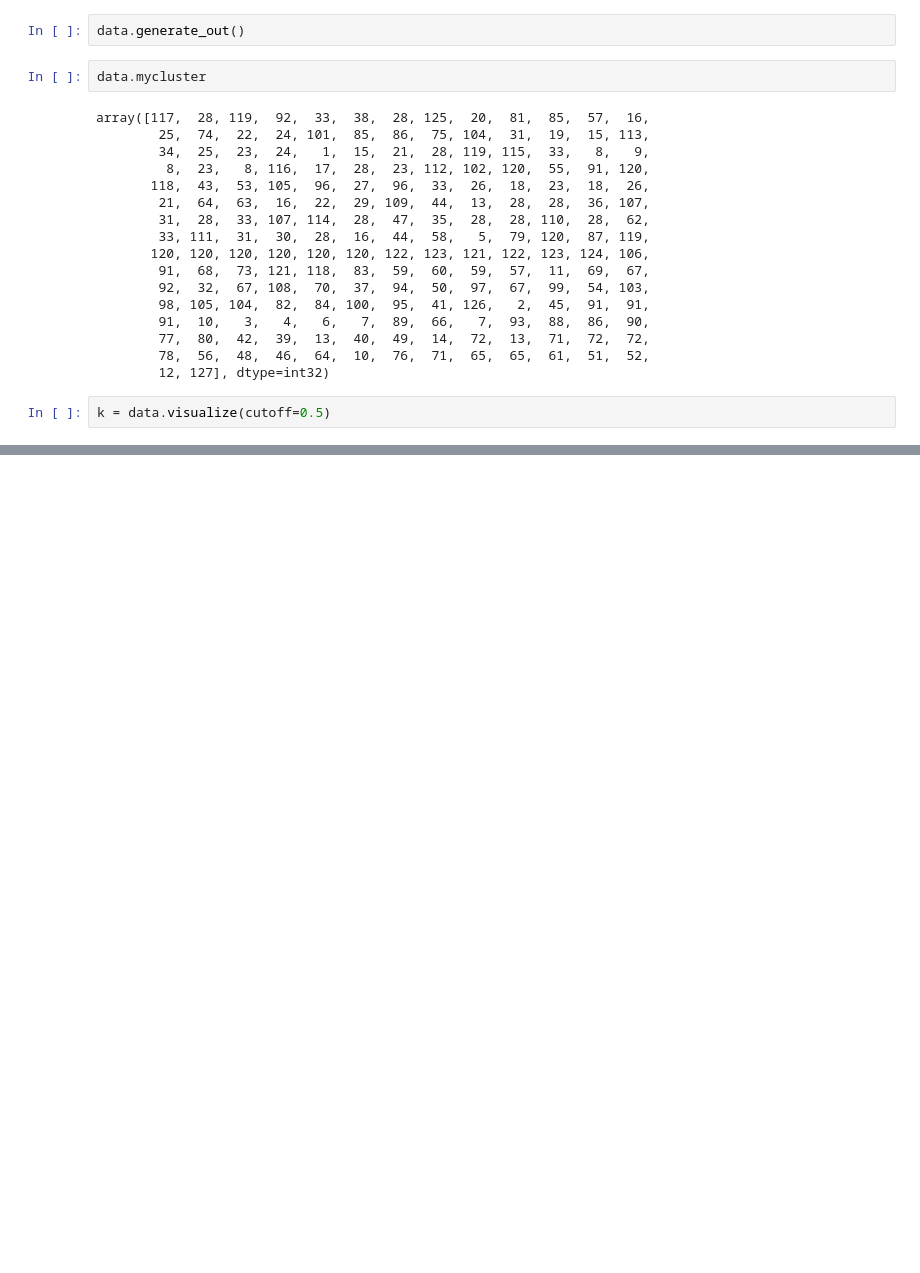
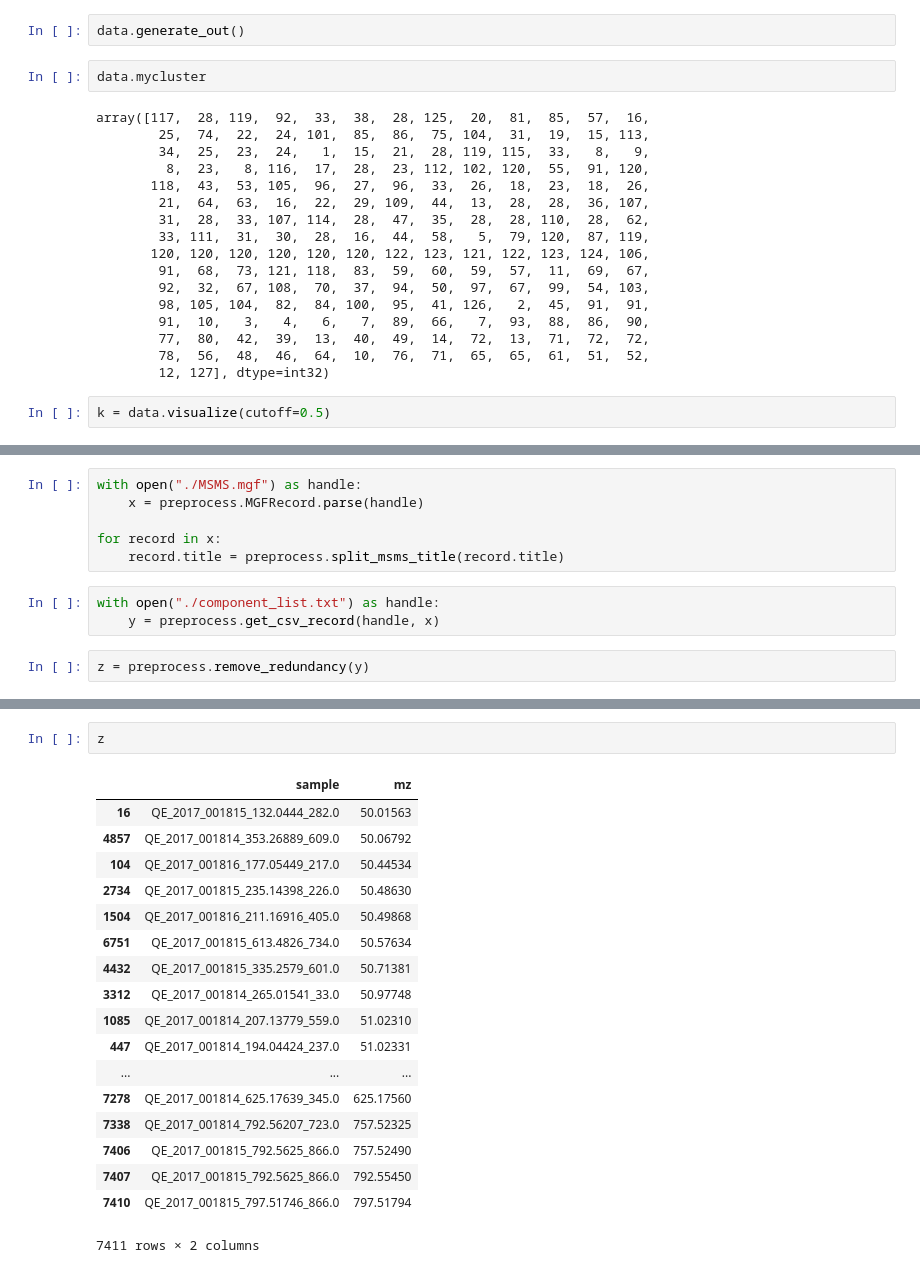
Before and after one commit to ccdmb/BioDendro, a Jupyter notebook: example.ipynb, the cells around one changed output, grey strips where cells are left out. Drawn from its saved outputs; the diff is of its cells as text; blank space fills up the shorter version.

Commit message:
MGF parser is now class based. Tidied up parsers.

```diff
--- a/example.ipynb
+++ b/example.ipynb
@@ -74,0 +80,11 @@ NameError: name 'Dendogram' is not defined
+# %%
+with open("./MSMS.mgf") as handle:
+    x = preprocess.MGFRecord.parse(handle)
+
+for record in x:
+    record.title = preprocess.split_msms_title(record.title)
+# %%
+with open("./component_list.txt") as handle:
+    y = preprocess.get_csv_record(handle, x)
+# %%
+z = preprocess.remove_redundancy(y)
@@ -74,0 +102,21 @@ NameError: name 'Dendogram' is not defined
+# %%
+z
+# %% [output]
+|  | sample | mz |
+| 16 | QE_2017_001815_132.0444_282.0 | 50.01563 |
+| 4857 | QE_2017_001814_353.26889_609.0 | 50.06792 |
+| 104 | QE_2017_001816_177.05449_217.0 | 50.44534 |
+| 2734 | QE_2017_001815_235.14398_226.0 | 50.48630 |
+| 1504 | QE_2017_001816_211.16916_405.0 | 50.49868 |
+| 6751 | QE_2017_001815_613.4826_734.0 | 50.57634 |
+| 4432 | QE_2017_001815_335.2579_601.0 | 50.71381 |
+| 3312 | QE_2017_001814_265.01541_33.0 | 50.97748 |
+| 1085 | QE_2017_001814_207.13779_559.0 | 51.02310 |
+| 447 | QE_2017_001814_194.04424_237.0 | 51.02331 |
+| ... | ... | ... |
+| 7278 | QE_2017_001814_625.17639_345.0 | 625.17560 |
+| 7338 | QE_2017_001814_792.56207_723.0 | 757.52325 |
+| 7406 | QE_2017_001815_792.5625_866.0 | 757.52490 |
+| 7407 | QE_2017_001815_792.5625_866.0 | 792.55450 |
+| 7410 | QE_2017_001815_797.51746_866.0 | 797.51794 |
+7411 rows × 2 columns
```
Also changed, not shown: parts of 5 cells of this notebook, 5 other files.
